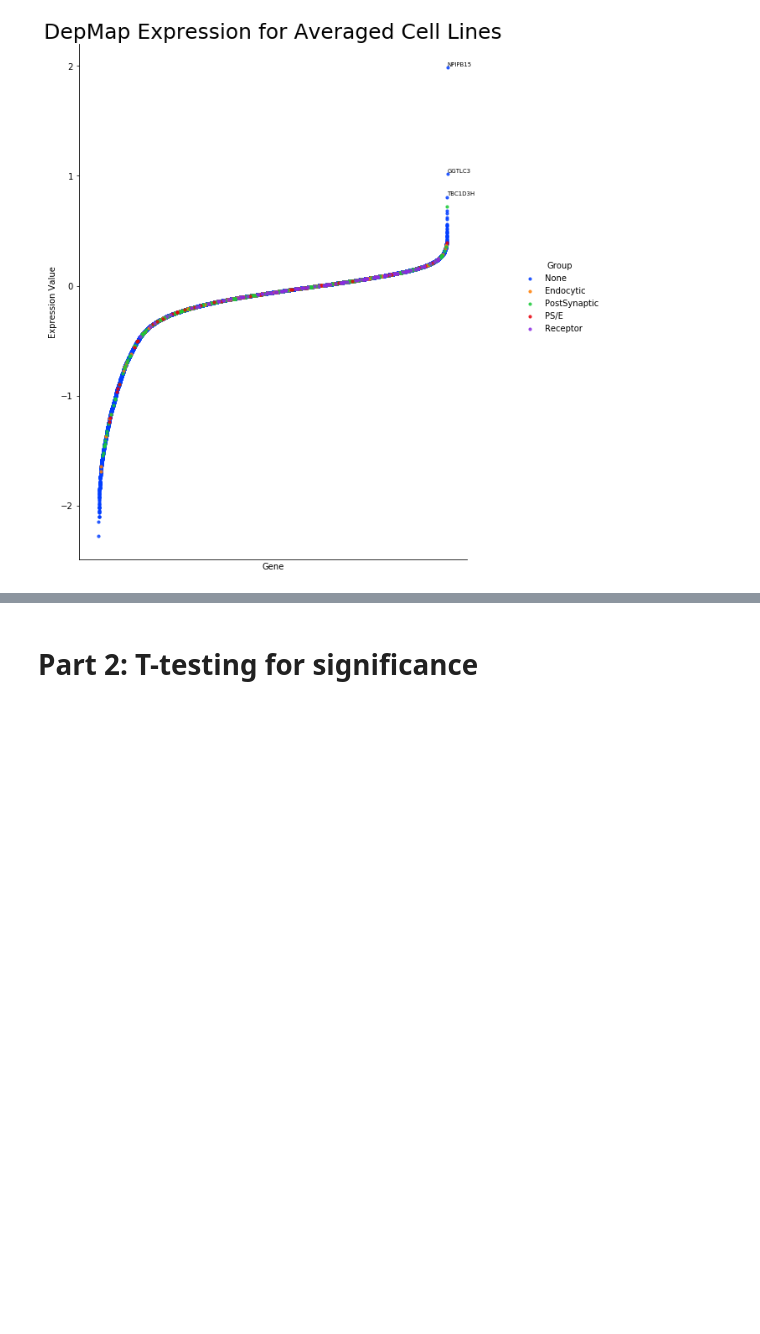
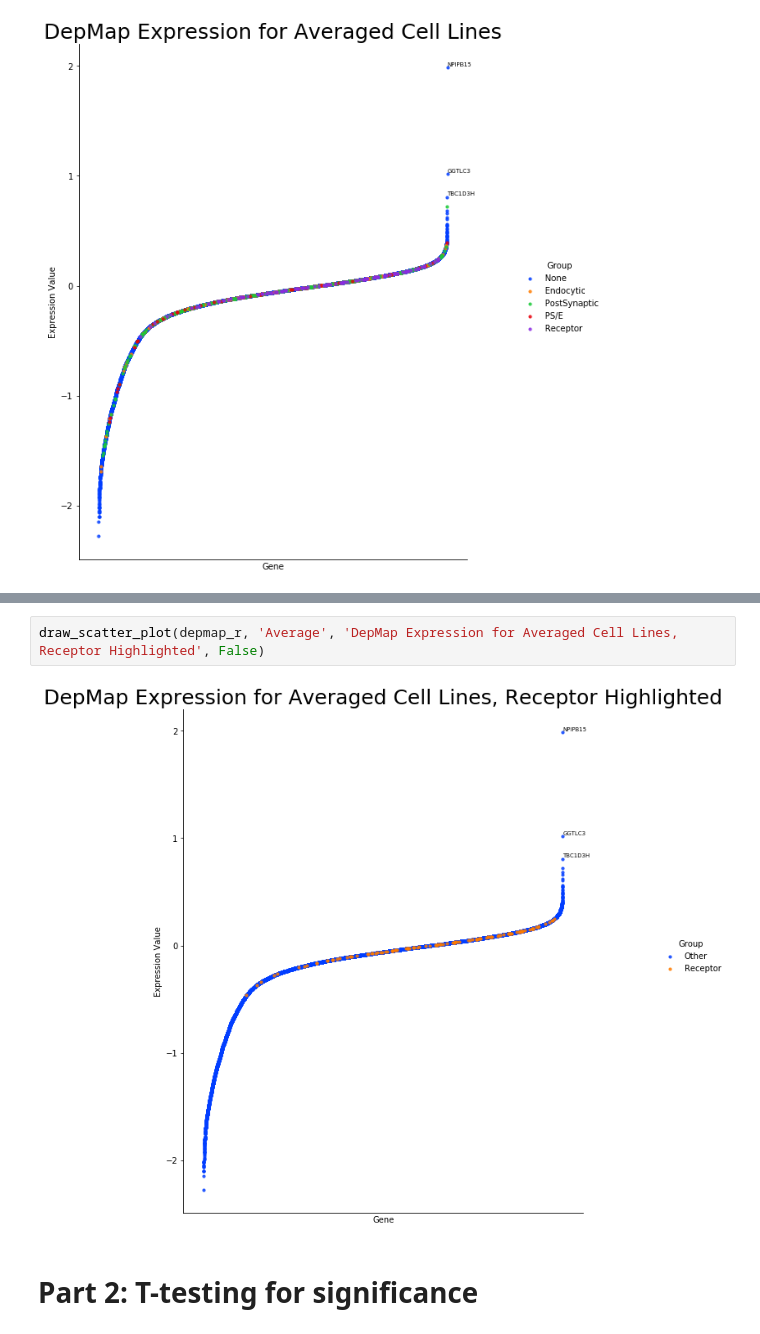
Before and after one commit to sophiaho/broad-work, a Jupyter notebook: crispr_screen.ipynb, the cells around one changed output, grey strips where cells are left out. Cells and saved outputs as stored; diff of their text form; blank space fills up the shorter version.

```diff
--- a/crispr_screen.ipynb
+++ b/crispr_screen.ipynb
@@ -213,3 +251,7 @@ draw_scatter_plot(depmap_average_groups, 'Average', 'DepMap Expression for Avera
+# %%
+draw_scatter_plot(depmap_r, 'Average', 'DepMap Expression for Averaged Cell Lines, Receptor Highlighted', False)
+# %% [output]
+[figure, added]
 # %% [markdown]
 # Part 2: T-testing for significance
 # %% [markdown]
```
Also changed, not shown: parts of 108 cells of this notebook.
